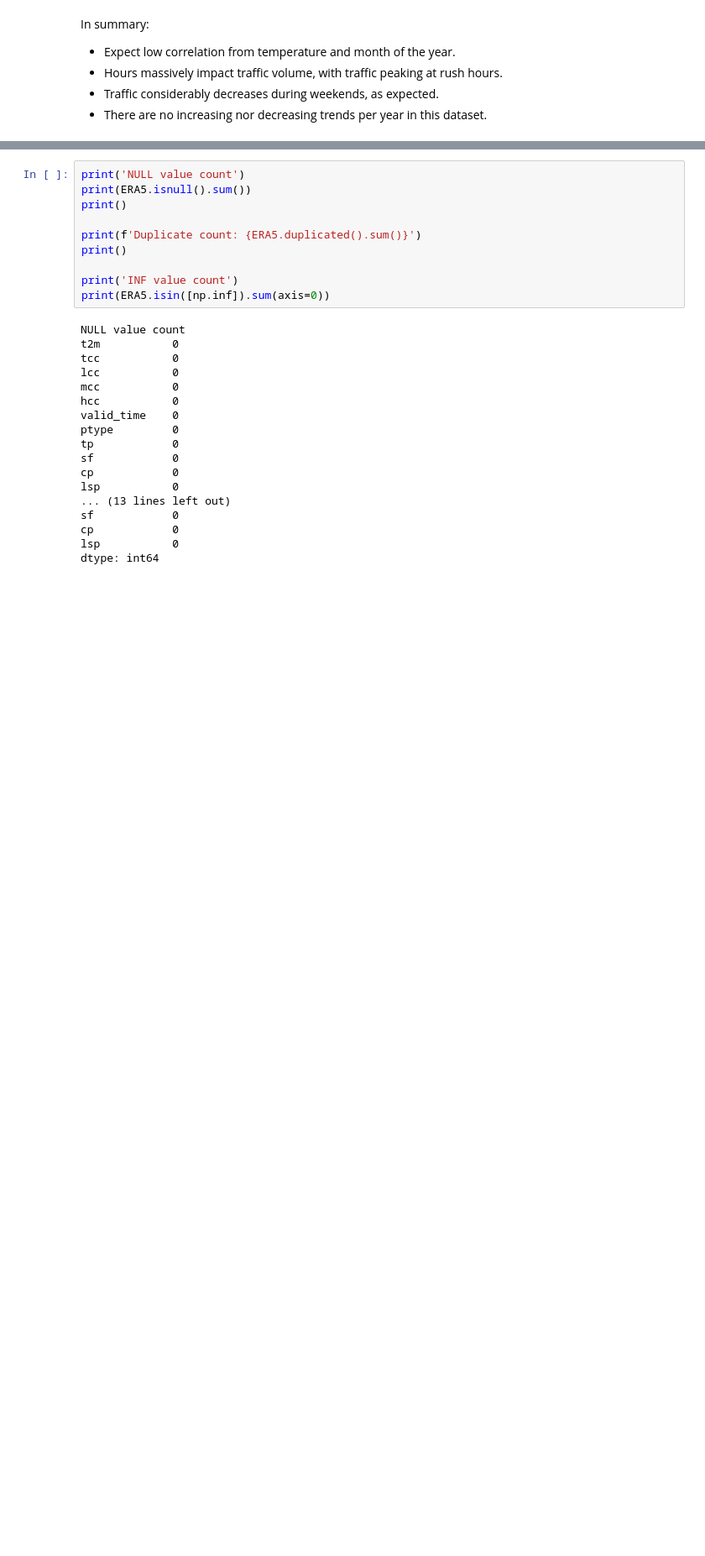
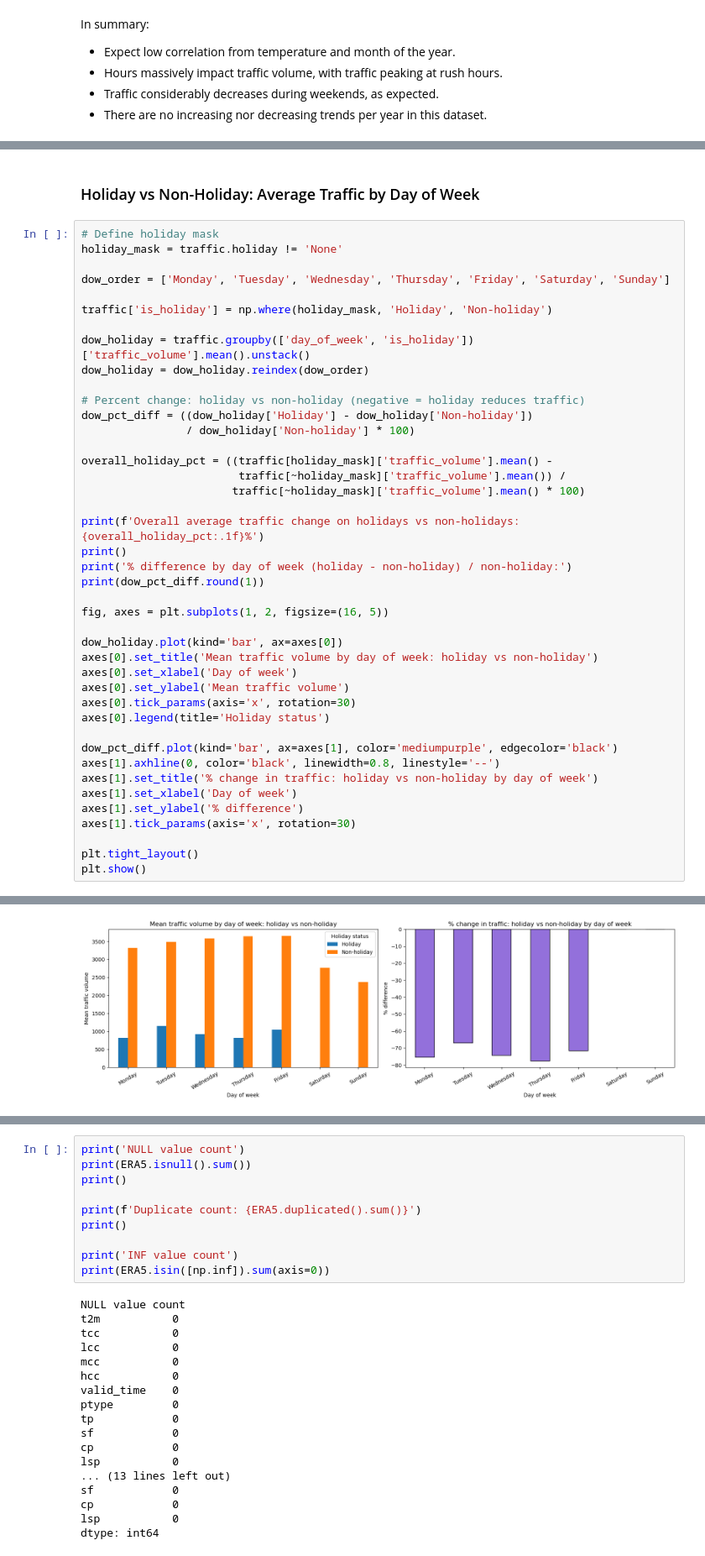
Before and after one commit to chatdanai-s/ERA5-traffic-prediction, a Jupyter notebook: 01_EDA_and_feature_engineering.ipynb, the cells around one changed output, grey strips where cells are left out. Shown at 84% size. Saved outputs shown, nothing was run; the diff lists cells and outputs as text; blank space fills up the shorter version.

```diff
--- a/01_EDA_and_feature_engineering.ipynb
+++ b/01_EDA_and_feature_engineering.ipynb
@@ -502,0 +593,45 @@ In summary:
+# %% [markdown]
+### Holiday vs Non-Holiday: Average Traffic by Day of Week
+# %%
+# Define holiday mask
+holiday_mask = traffic.holiday != 'None'
+
+dow_order = ['Monday', 'Tuesday', 'Wednesday', 'Thursday', 'Friday', 'Saturday', 'Sunday']
+
+traffic['is_holiday'] = np.where(holiday_mask, 'Holiday', 'Non-holiday')
+
+dow_holiday = traffic.groupby(['day_of_week', 'is_holiday'])['traffic_volume'].mean().unstack()
+dow_holiday = dow_holiday.reindex(dow_order)
+
+# Percent change: holiday vs non-holiday (negative = holiday reduces traffic)
+dow_pct_diff = ((dow_holiday['Holiday'] - dow_holiday['Non-holiday'])
+                / dow_holiday['Non-holiday'] * 100)
+
+overall_holiday_pct = ((traffic[holiday_mask]['traffic_volume'].mean() -
+                        traffic[~holiday_mask]['traffic_volume'].mean()) /
+                       traffic[~holiday_mask]['traffic_volume'].mean() * 100)
+
+print(f'Overall average traffic change on holidays vs non-holidays: {overall_holiday_pct:.1f}%')
+print()
+print('% difference by day of week (holiday - non-holiday) / non-holiday:')
+print(dow_pct_diff.round(1))
+
+fig, axes = plt.subplots(1, 2, figsize=(16, 5))
+
+dow_holiday.plot(kind='bar', ax=axes[0])
+axes[0].set_title('Mean traffic volume by day of week: holiday vs non-holiday')
+axes[0].set_xlabel('Day of week')
+axes[0].set_ylabel('Mean traffic volume')
+axes[0].tick_params(axis='x', rotation=30)
+axes[0].legend(title='Holiday status')
+
+dow_pct_diff.plot(kind='bar', ax=axes[1], color='mediumpurple', edgecolor='black')
+axes[1].axhline(0, color='black', linewidth=0.8, linestyle='--')
+axes[1].set_title('% change in traffic: holiday vs non-holiday by day of week')
+axes[1].set_xlabel('Day of week')
+axes[1].set_ylabel('% difference')
+axes[1].tick_params(axis='x', rotation=30)
+
+plt.tight_layout()
+plt.show()
+# %% [output]
@@ -502,0 +650 @@ In summary:
+[figure, added]
```
Also changed, not shown: parts of 38 cells of this notebook, 12 other files.
